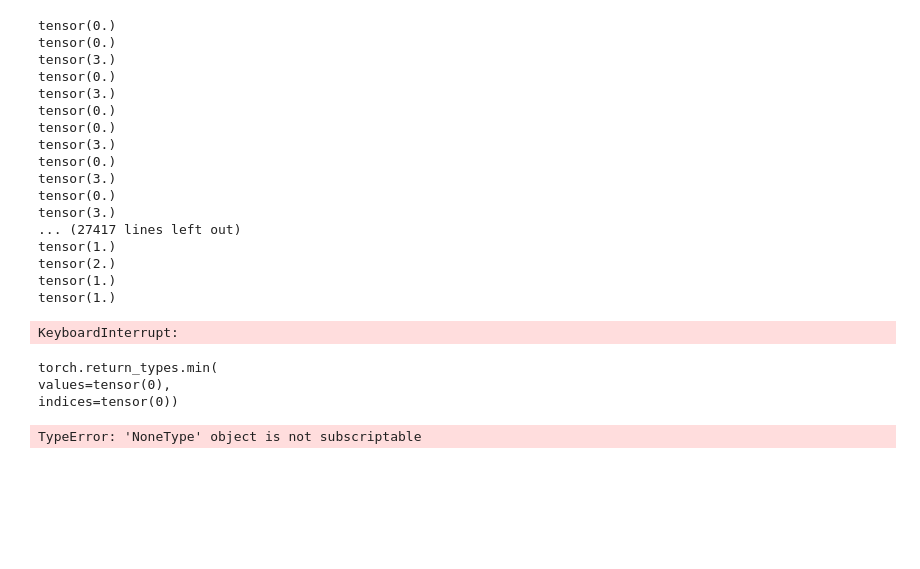
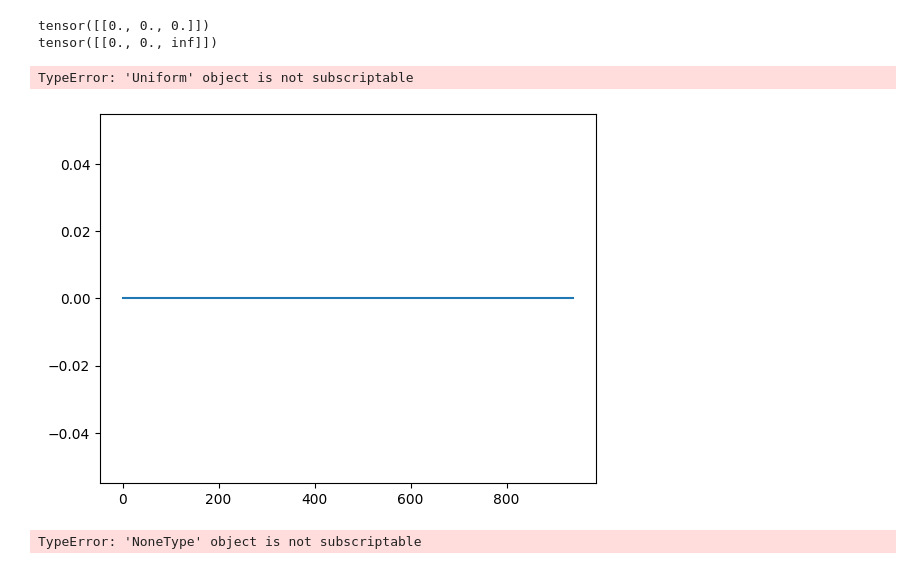
Before and after one commit to nachtflug6/ProcessTimeSeries, a Jupyter notebook: process_sim/test_process.ipynb, the cells around one changed output. Drawn from its saved outputs; the diff is of its cells as text; code cells hidden in the pictures; blank space fills up the shorter version.

```diff
--- a/process_sim/test_process.ipynb
+++ b/process_sim/test_process.ipynb
@@ -23,5 +23,5 @@ plt.show()
 # %%
-dists = generate_random_distributions(n, 3, 50, 1, distribution_types=['uniform', 'normal', 'exponential'])
+dists = [[th.distributions.Uniform(9, 11), th.distributions.Uniform(9, 11), th.distributions.Uniform(9, 11)]] #generate_random_distributions(n, 3, 50, 1, distribution_types=['uniform'])
 
 state_init_matrix[:, 1] = 1
 
@@ -35,33 +35,15 @@ graph = ProdGraph(adjacency_matrix, dists, buffer_size_limit, batch_size=20)
 prev_time = 0
 for i in range(1000):
     graph.forward()
-
-graph.log
 # %% [output]
-tensor(0.)
-tensor(0.)
-tensor(3.)
-tensor(0.)
-tensor(3.)
-tensor(0.)
-tensor(0.)
-tensor(3.)
-tensor(0.)
-tensor(3.)
-tensor(0.)
-tensor(3.)
-... (27417 lines left out)
-tensor(1.)
-tensor(2.)
-tensor(1.)
-tensor(1.)
+tensor([[0., 0., 0.]])
+tensor([[0., 0., inf]])
-KeyboardInterrupt:
+TypeError: 'Uniform' object is not subscriptable
 # %%
-th.min(th.tensor([[0, 0, 1], [0, 0, 1]]).view(-1), dim=0)
+plt.plot(graph.log[:, 0])
+plt.show()
 # %% [output]
-torch.return_types.min(
-values=tensor(0),
-indices=tensor(0))
+[figure, added]
 # %%
 last_buffer = graph.log[graph.log['node'] == graph.log['node'].max()]
 
```
Also changed, not shown: parts of 1 cell of this notebook, 7 other files.
